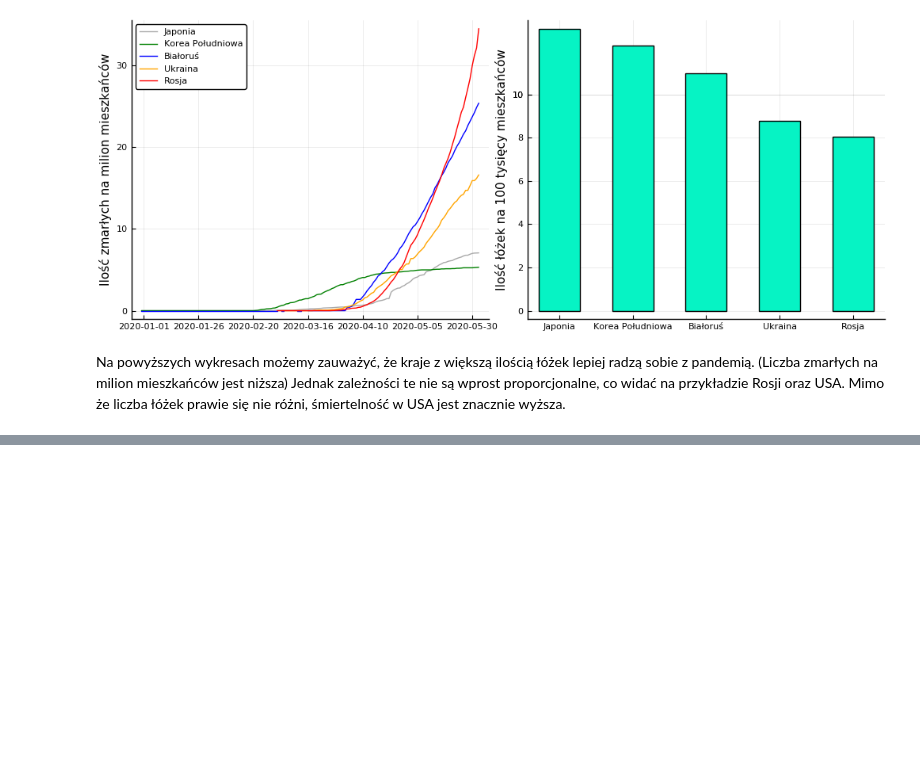
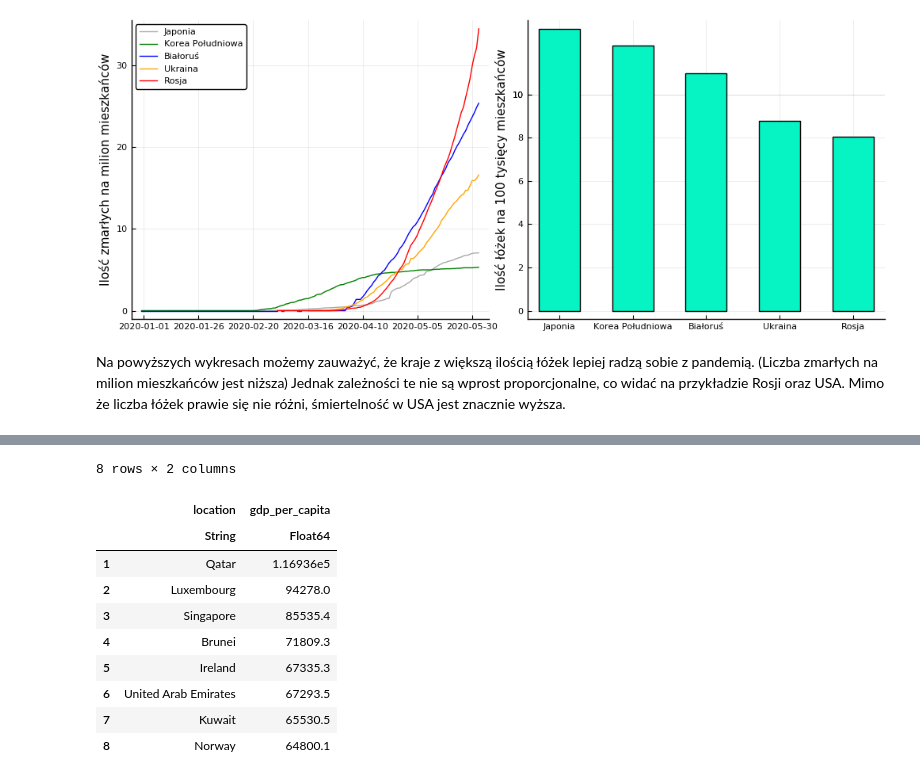
Before and after one commit to wstryc/Wizualizacja-COVID-19, a Jupyter notebook: projekt.ipynb, the cells around one changed output, grey strips where cells are left out. Cells and saved outputs as stored; diff of their text form; code cells hidden in the pictures; blank space fills up the shorter version.

```diff
--- a/projekt.ipynb
+++ b/projekt.ipynb
@@ -421,0 +425,16 @@ Na powyższych wykresach możemy zauważyć, że kraje z większą ilością ł
+# %%
+gdp_sorted = covid[[:location, :gdp_per_capita]] |> unique |> dropmissing
+gdp_sorted = sort!(gdp_sorted, :gdp_per_capita, rev=true)
+first(gdp_sorted, 8)
+# %% [output]
+8 rows × 2 columns
+|  | location | gdp_per_capita |
+|  | String | Float64 |
+| 1 | Qatar | 1.16936e5 |
+| 2 | Luxembourg | 94278.0 |
+| 3 | Singapore | 85535.4 |
+| 4 | Brunei | 71809.3 |
+| 5 | Ireland | 67335.3 |
+| 6 | United Arab Emirates | 67293.5 |
+| 7 | Kuwait | 65530.5 |
+| 8 | Norway | 64800.1 |
```
Also changed, not shown: parts of 3 cells of this notebook.
